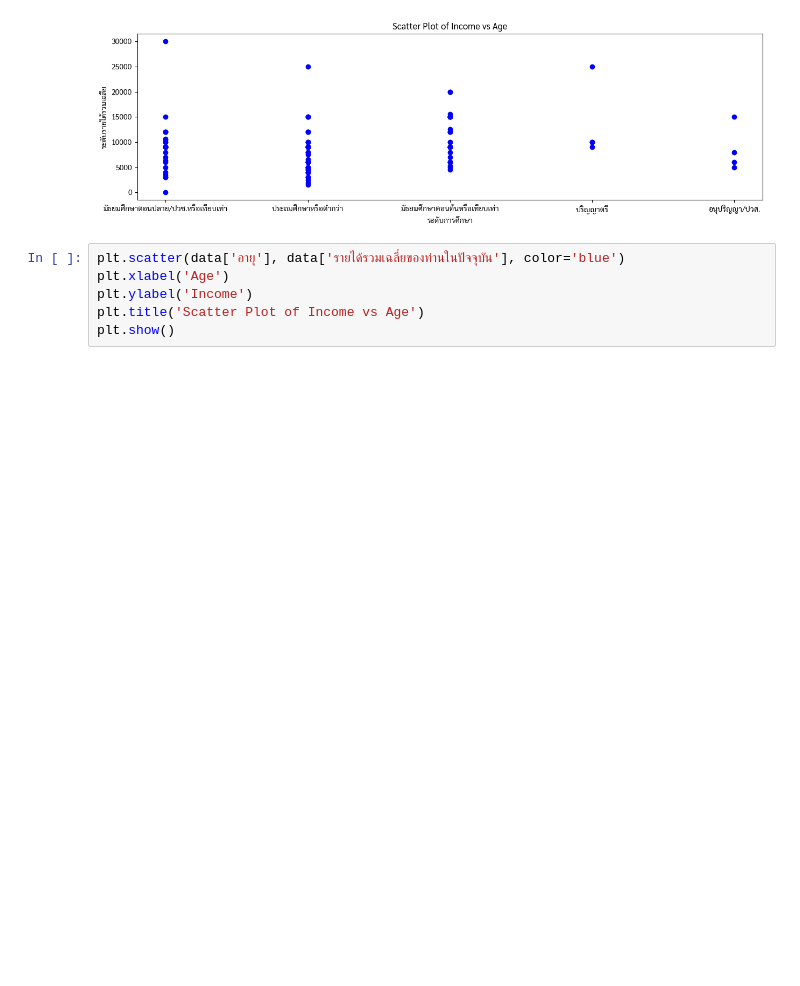
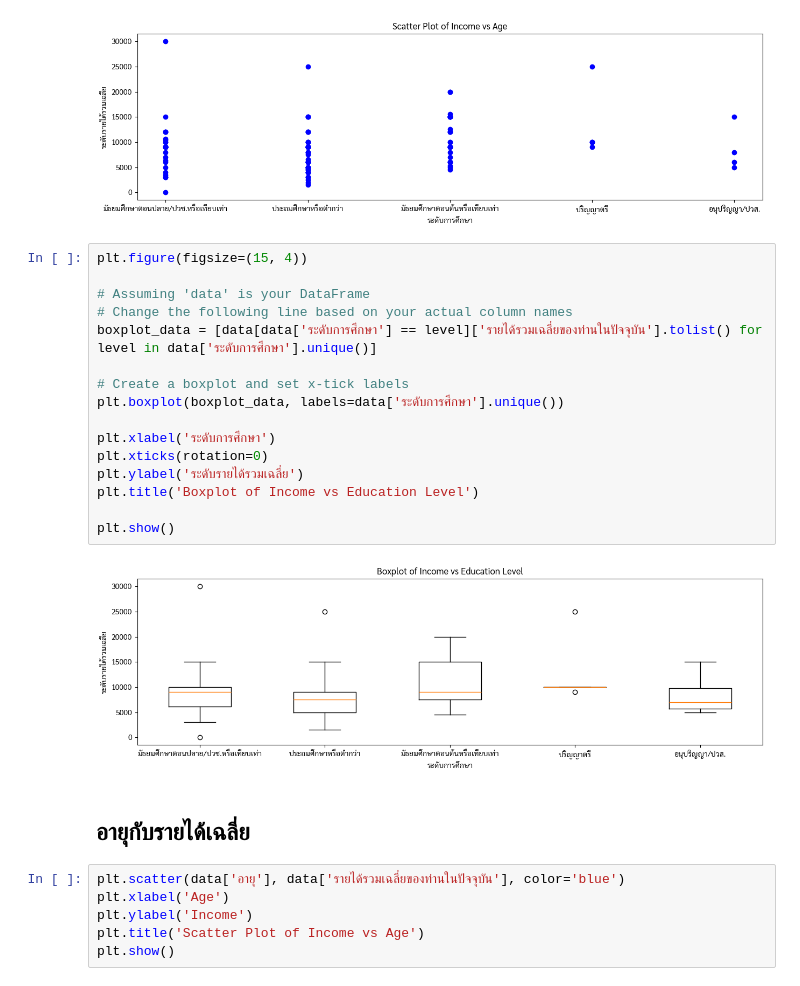
Before and after one commit to PoomTheerapat/National-Job-Survey, a Jupyter notebook: Analysis-New.ipynb, the cells around one changed output. Saved outputs shown, nothing was run; the diff lists cells and outputs as text; blank space fills up the shorter version.

```diff
--- a/Analysis-New.ipynb
+++ b/Analysis-New.ipynb
@@ -426,6 +443,26 @@ plt.title('Scatter Plot of Income vs Age')
 plt.show()
 # %% [output]
 [figure]
+# %%
+plt.figure(figsize=(15, 4))
+
+# Assuming 'data' is your DataFrame
+# Change the following line based on your actual column names
+boxplot_data = [data[data['ระดับการศึกษา'] == level]['รายได้รวมเฉลี่ยของท่านในปัจจุบัน'].tolist() for level in data['ระดับการศึกษา'].unique()]
+
+# Create a boxplot and set x-tick labels
+plt.boxplot(boxplot_data, labels=data['ระดับการศึกษา'].unique())
+
+plt.xlabel('ระดับการศึกษา')
+plt.xticks(rotation=0)
+plt.ylabel('ระดับรายได้รวมเฉลี่ย')
+plt.title('Boxplot of Income vs Education Level')
+
+plt.show()
+# %% [output]
+[figure, added]
+# %% [markdown]
+## อายุกับรายได้เฉลี่ย
 # %%
 plt.scatter(data['อายุ'], data['รายได้รวมเฉลี่ยของท่านในปัจจุบัน'], color='blue')
 plt.xlabel('Age')
```
Also changed, not shown: parts of 49 cells of this notebook, 5 other files.
